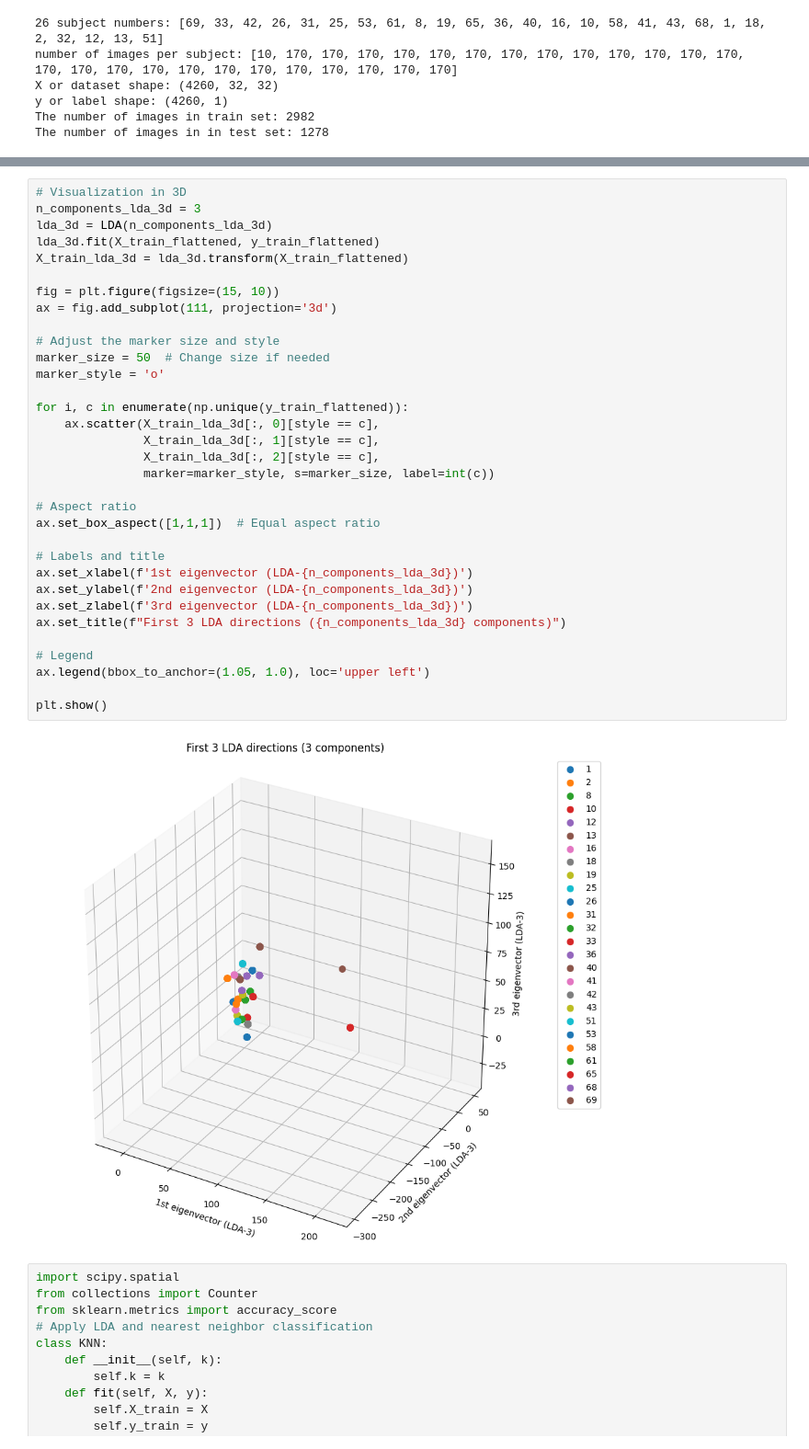
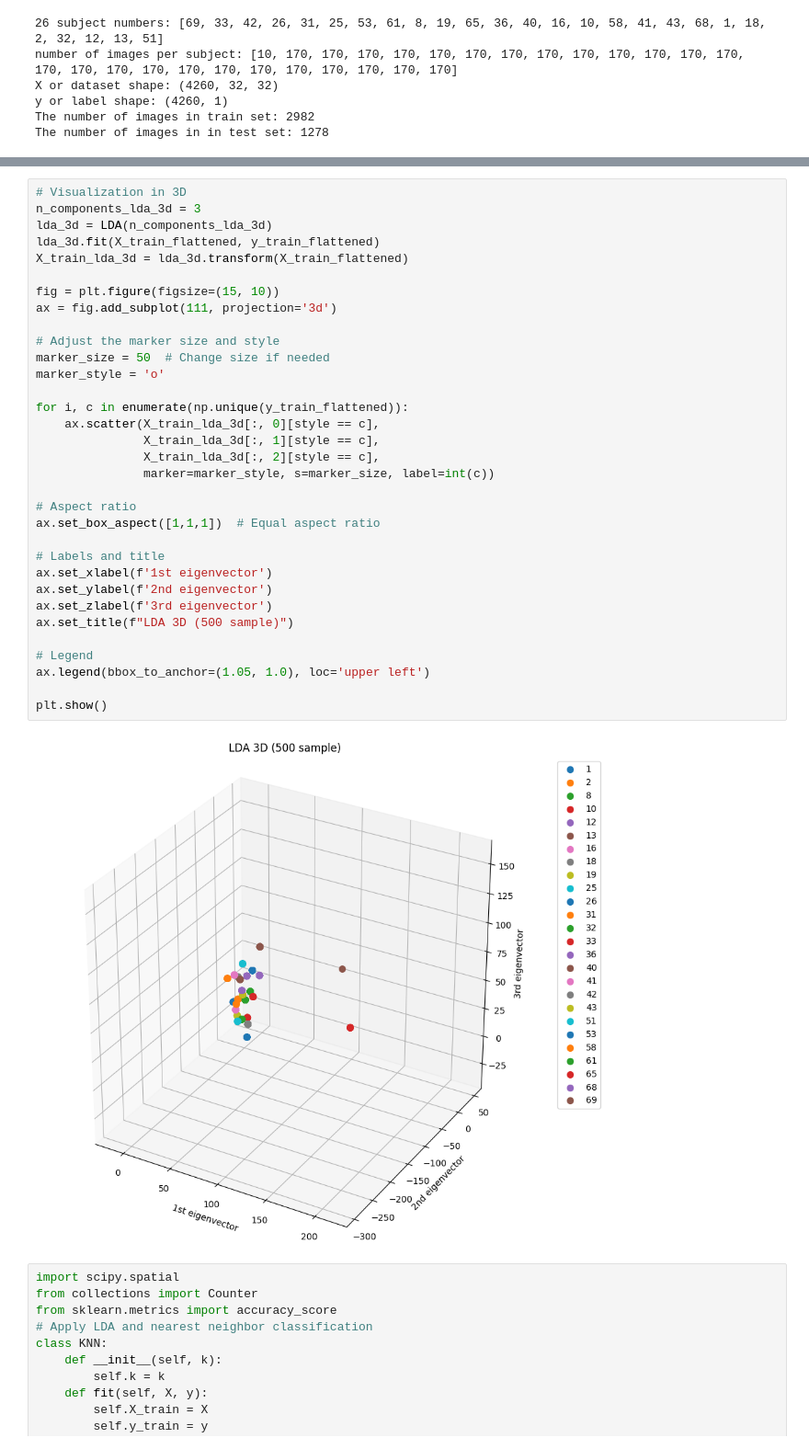
Before and after one commit to BellaDongxy/Face-Recon, a Jupyter notebook: LDA.ipynb, the cells around one changed output, grey strips where cells are left out. Shown at 92% size. Cells and saved outputs as stored; diff of their text form.

```diff
--- a/LDA.ipynb
+++ b/LDA.ipynb
@@ -285,38 +285,38 @@ plt.show()
 # %%
 # Visualization in 3D
 n_components_lda_3d = 3
 lda_3d = LDA(n_components_lda_3d)
 lda_3d.fit(X_train_flattened, y_train_flattened)
 X_train_lda_3d = lda_3d.transform(X_train_flattened)
 
 fig = plt.figure(figsize=(15, 10))
 ax = fig.add_subplot(111, projection='3d')
 
 # Adjust the marker size and style
 marker_size = 50  # Change size if needed
 marker_style = 'o'
 
 for i, c in enumerate(np.unique(y_train_flattened)):
     ax.scatter(X_train_lda_3d[:, 0][style == c],
                X_train_lda_3d[:, 1][style == c],
                X_train_lda_3d[:, 2][style == c],
                marker=marker_style, s=marker_size, label=int(c))
 
 # Aspect ratio
 ax.set_box_aspect([1,1,1])  # Equal aspect ratio
 
 # Labels and title
-ax.set_xlabel(f'1st eigenvector (LDA-{n_components_lda_3d})')
-ax.set_ylabel(f'2nd eigenvector (LDA-{n_components_lda_3d})')
-ax.set_zlabel(f'3rd eigenvector (LDA-{n_components_lda_3d})')
-ax.set_title(f"First 3 LDA directions ({n_components_lda_3d} components)")
+ax.set_xlabel(f'1st eigenvector')
+ax.set_ylabel(f'2nd eigenvector')
+ax.set_zlabel(f'3rd eigenvector')
+ax.set_title(f"LDA 3D (500 sample)")
 
 # Legend
 ax.legend(bbox_to_anchor=(1.05, 1.0), loc='upper left')
 
 plt.show()
 # %% [output]
-[figure, old version]
+[figure, new version]
 # %%
 import scipy.spatial
 from collections import Counter
```
Also changed, not shown: parts of 3 cells of this notebook.
